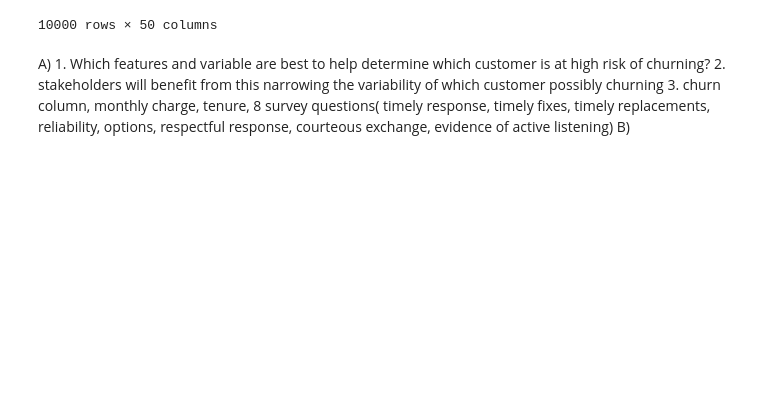
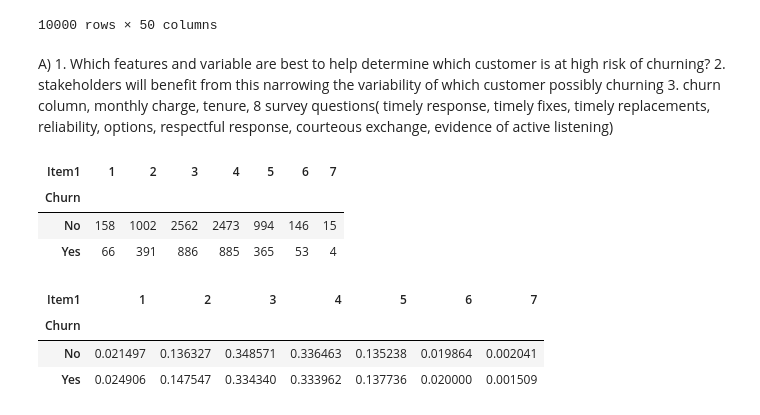
Before and after one commit to michaelle93/D207PA, a Jupyter notebook: D207PA.ipynb, the cells around one changed output. Drawn from its saved outputs; the diff is of its cells as text; code cells hidden in the pictures; blank space fills up the shorter version.

```diff
--- a/D207PA.ipynb
+++ b/D207PA.ipynb
@@ -24,4 +28,3 @@ A)
     1. Which features and variable are best to help determine which customer is at high risk of churning?
     2. stakeholders will benefit from this narrowing the variability of which customer possibly churning
     3. churn column, monthly charge, tenure, 8 survey questions( timely response, timely fixes, timely replacements, reliability, options, respectful response, courteous exchange, evidence of active listening)
-B)
@@ -30,0 +31,18 @@ B)
+# %%
+# B1)
+
+contingency= pd.crosstab(df['Churn'], df['Item1'])
+contingency
+# %% [output]
+| Item1 | 1 | 2 | 3 | 4 | 5 | 6 | 7 |
+| Churn |  |  |  |  |  |  |  |
+| No | 158 | 1002 | 2562 | 2473 | 994 | 146 | 15 |
+| Yes | 66 | 391 | 886 | 885 | 365 | 53 | 4 |
+# %%
+contingency_pct= pd.crosstab(df['Churn'],df['Item1'], normalize='index')
+contingency_pct
+# %% [output]
+| Item1 | 1 | 2 | 3 | 4 | 5 | 6 | 7 |
+| Churn |  |  |  |  |  |  |  |
+| No | 0.021497 | 0.136327 | 0.348571 | 0.336463 | 0.135238 | 0.019864 | 0.002041 |
+| Yes | 0.024906 | 0.147547 | 0.334340 | 0.333962 | 0.137736 | 0.020000 | 0.001509 |
```
Also changed, not shown: parts of 6 cells of this notebook.
